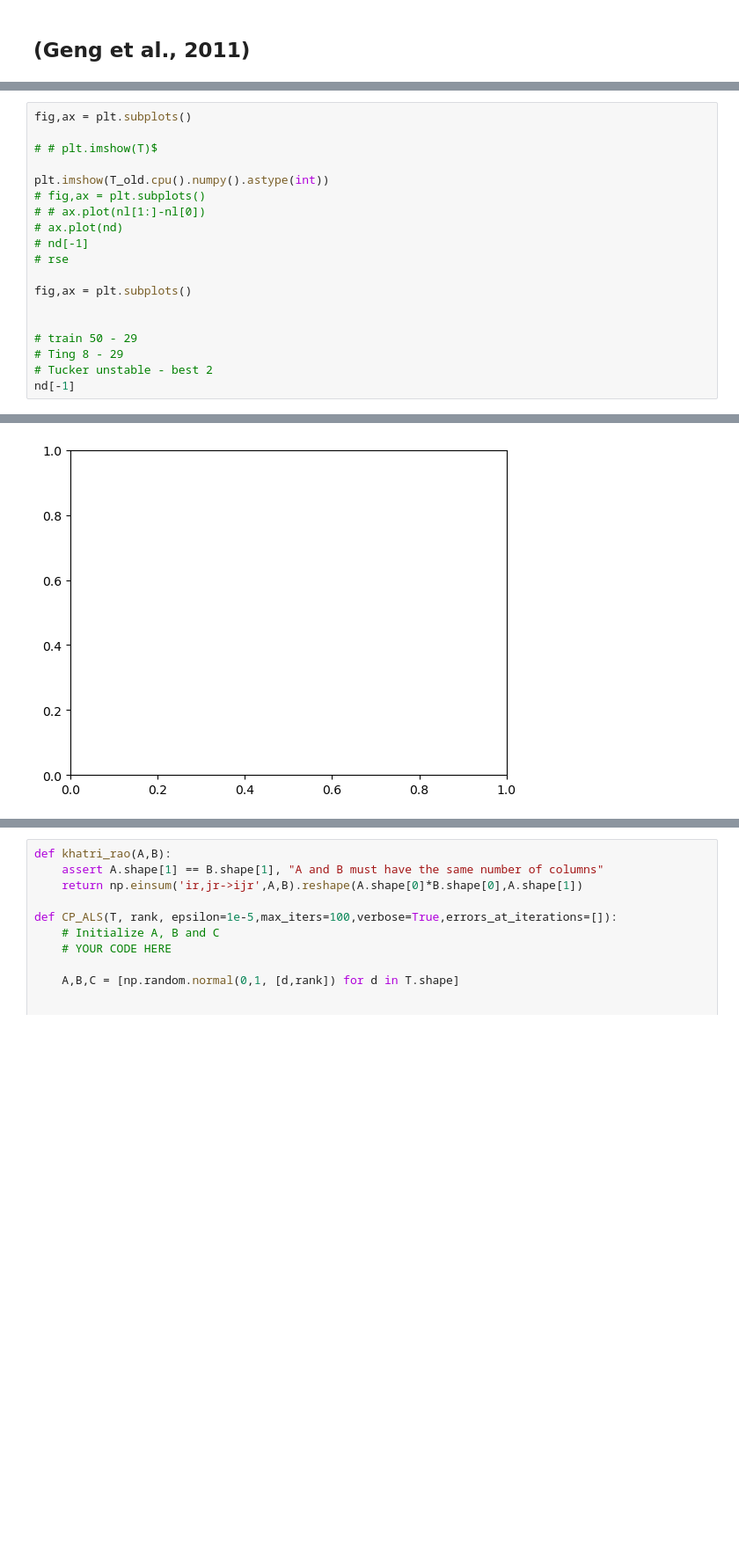
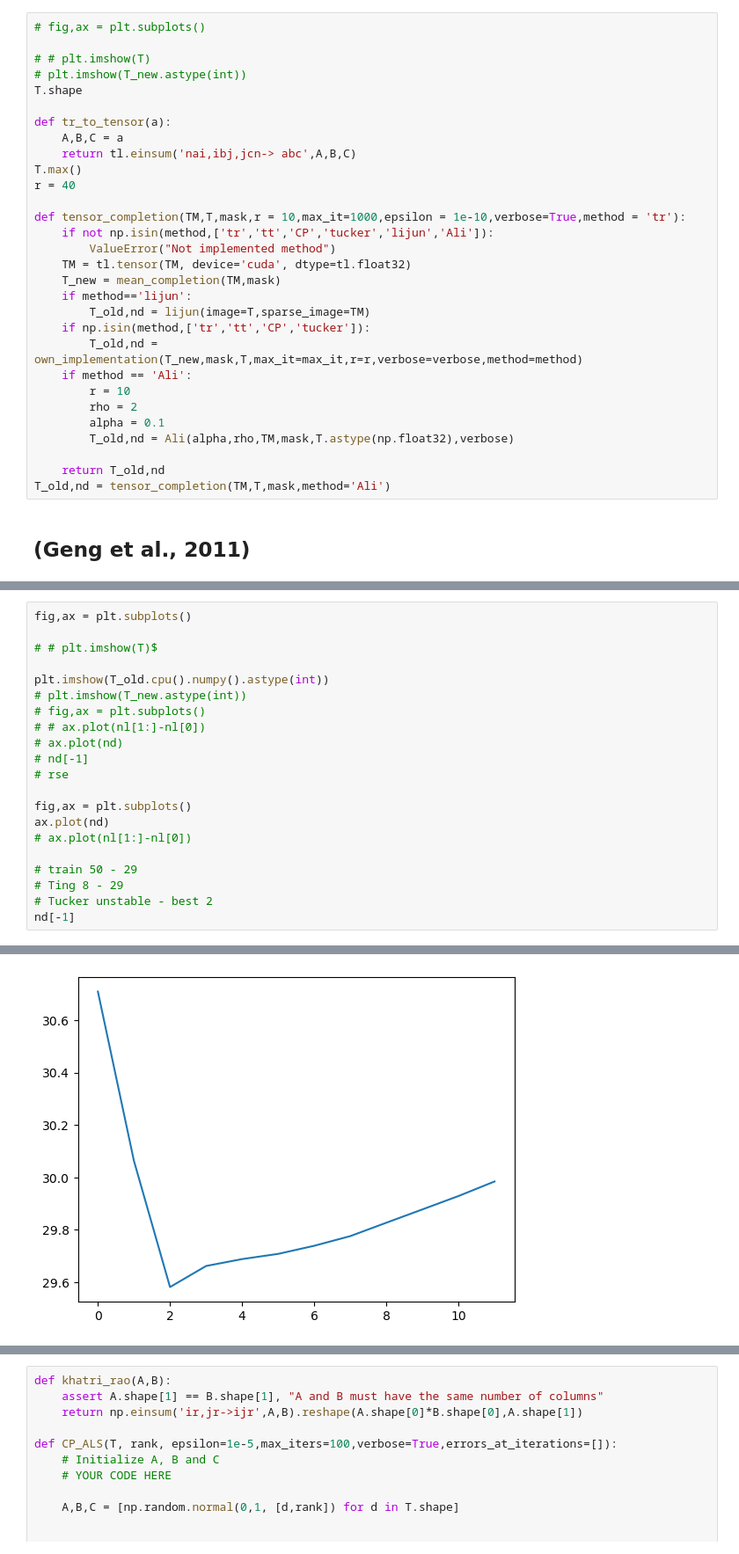
Before and after one commit to poonehmousavi/Audio_Tensor_Completion, a Jupyter notebook: test.ipynb, the cells around one changed output, grey strips where cells are left out. Shown at 88% size. Cells and saved outputs as stored; diff of their text form; blank space fills up the shorter version.

```diff
--- a/test.ipynb
+++ b/test.ipynb
@@ -299,3 +338,33 @@ while (i<max_it)  & (stop ):
+# %%
+# fig,ax = plt.subplots()
+
+# # plt.imshow(T)
+# plt.imshow(T_new.astype(int))
+T.shape
+
+def tr_to_tensor(a):
+    A,B,C = a
+    return tl.einsum('nai,ibj,jcn-> abc',A,B,C)
+T.max()
+r = 40
+
+def tensor_completion(TM,T,mask,r = 10,max_it=1000,epsilon = 1e-10,verbose=True,method = 'tr'):
+    if not np.isin(method,['tr','tt','CP','tucker','lijun','Ali']):
+        ValueError("Not implemented method")
+    TM = tl.tensor(TM, device='cuda', dtype=tl.float32)
+    T_new = mean_completion(TM,mask)
+    if method=='lijun':
+        T_old,nd = lijun(image=T,sparse_image=TM)
+    if np.isin(method,['tr','tt','CP','tucker']):
+        T_old,nd = own_implementation(T_new,mask,T,max_it=max_it,r=r,verbose=verbose,method=method)
+    if method == 'Ali':
+        r = 10
+        rho = 2
+        alpha = 0.1
+        T_old,nd = Ali(alpha,rho,TM,mask,T.astype(np.float32),verbose)
+
+    return T_old,nd
+T_old,nd = tensor_completion(TM,T,mask,method='Ali')
 # %% [markdown]
 ## (Geng et al., 2011)
 # %%
@@ -327,6 +406,7 @@ fig,ax = plt.subplots()
 # # plt.imshow(T)$
 
 plt.imshow(T_old.cpu().numpy().astype(int))
+# plt.imshow(T_new.astype(int))
 # fig,ax = plt.subplots()
 # # ax.plot(nl[1:]-nl[0])
 # ax.plot(nd)
@@ -334,7 +414,8 @@ plt.imshow(T_old.cpu().numpy().astype(int))
 # rse
 
 fig,ax = plt.subplots()
-
+ax.plot(nd)
+# ax.plot(nl[1:]-nl[0])
 
 # train 50 - 29
 # Ting 8 - 29
@@ -346 +427 @@ nd[-1]
-[figure, old version]
+[figure, new version]
```
Also changed, not shown: parts of 12 cells of this notebook, 1 other file.
